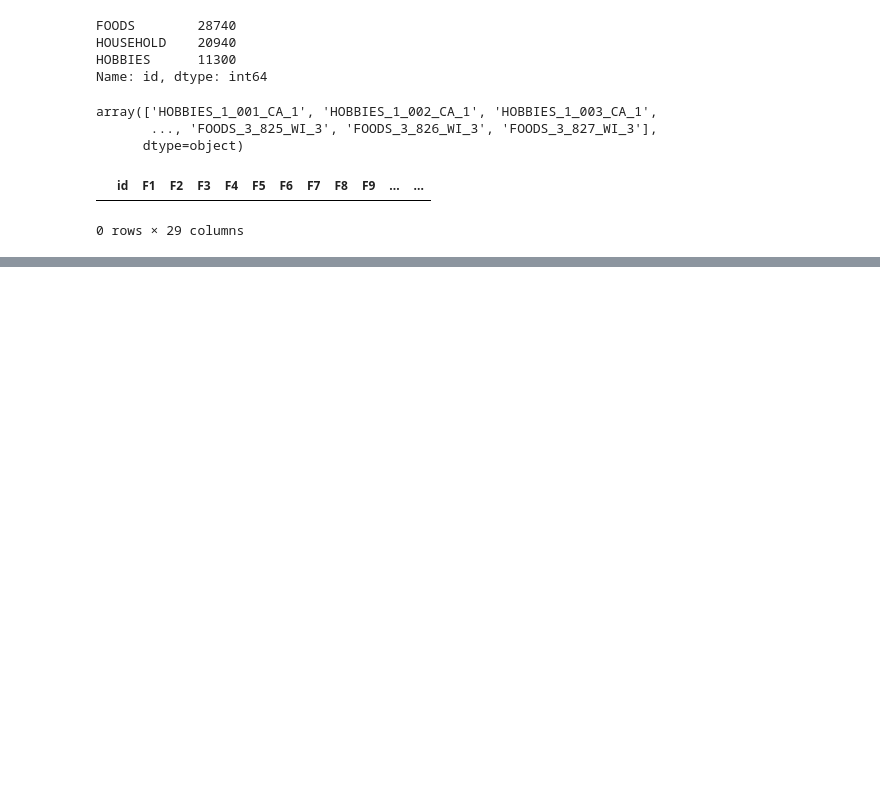
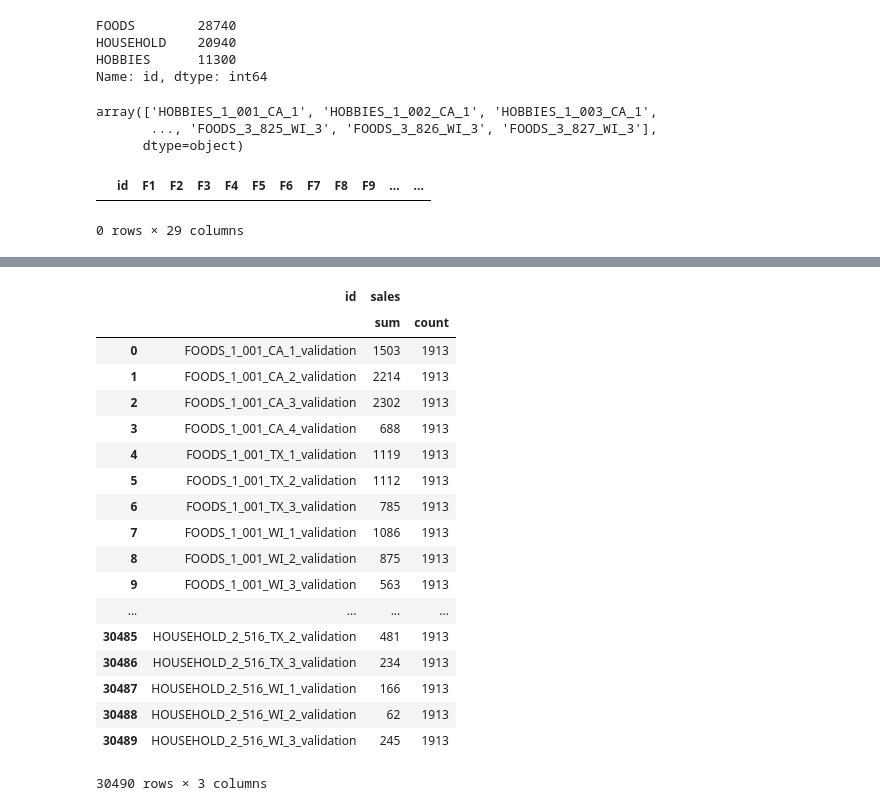
Before and after one commit to cluePrints/data-sci-fience, a Jupyter notebook: m5-forecasting-accuracy/0100. EDA.ipynb, the cells around one changed output, grey strips where cells are left out. Saved outputs shown, nothing was run; the diff lists cells and outputs as text; code cells hidden in the pictures; blank space fills up the shorter version.

Commit message:
Melt & start looking for sporadic sales

```diff
--- a/m5-forecasting-accuracy/0100. EDA.ipynb
+++ b/m5-forecasting-accuracy/0100. EDA.ipynb
@@ -318,0 +316,3 @@ df_sample_submission.query('id not in @priced_items_validation and ' +
+# %%
+id_columns = [col for col in df_sales_train.columns if 'id' in col]
+id_columns
@@ -318,0 +327,7 @@ df_sample_submission.query('id not in @priced_items_validation and ' +
+# %%
+%%time
+df_sales_train_melt = df_sales_train.melt(
+    id_vars=id_columns,
+    var_name='day_id',
+    value_name='sales'
+)
@@ -318,0 +358,4 @@ df_sample_submission.query('id not in @priced_items_validation and ' +
+# %%
+%%time
+for col in id_columns:
+    df_sales_train_melt[col] = df_sales_train_melt[col].astype('category')
@@ -318,0 +381,5 @@ df_sample_submission.query('id not in @priced_items_validation and ' +
+# %%
+%%time
+# Note to self: split -> index -> astype(int) was taking ages
+mapping = {col: int(col.split('_')[1]) for col in sales_columns}
+df_sales_train_melt['day_id'] = df_sales_train_melt['day_id'].map(mapping)
@@ -318,0 +422,24 @@ df_sample_submission.query('id not in @priced_items_validation and ' +
+# %%
+df_sales_train_melt\
+    .groupby('id', as_index=False)\
+    .agg({'sales': ['sum', 'count']})
+# %% [output]
+|  | id | sales |  |
+|  |  | sum | count |
+| 0 | FOODS_1_001_CA_1_validation | 1503 | 1913 |
+| 1 | FOODS_1_001_CA_2_validation | 2214 | 1913 |
+| 2 | FOODS_1_001_CA_3_validation | 2302 | 1913 |
+| 3 | FOODS_1_001_CA_4_validation | 688 | 1913 |
+| 4 | FOODS_1_001_TX_1_validation | 1119 | 1913 |
+| 5 | FOODS_1_001_TX_2_validation | 1112 | 1913 |
+| 6 | FOODS_1_001_TX_3_validation | 785 | 1913 |
+| 7 | FOODS_1_001_WI_1_validation | 1086 | 1913 |
+| 8 | FOODS_1_001_WI_2_validation | 875 | 1913 |
+| 9 | FOODS_1_001_WI_3_validation | 563 | 1913 |
+| ... | ... | ... | ... |
+| 30485 | HOUSEHOLD_2_516_TX_2_validation | 481 | 1913 |
+| 30486 | HOUSEHOLD_2_516_TX_3_validation | 234 | 1913 |
+| 30487 | HOUSEHOLD_2_516_WI_1_validation | 166 | 1913 |
+| 30488 | HOUSEHOLD_2_516_WI_2_validation | 62 | 1913 |
+| 30489 | HOUSEHOLD_2_516_WI_3_validation | 245 | 1913 |
+30490 rows × 3 columns
```
Also changed, not shown: parts of 17 cells of this notebook.
